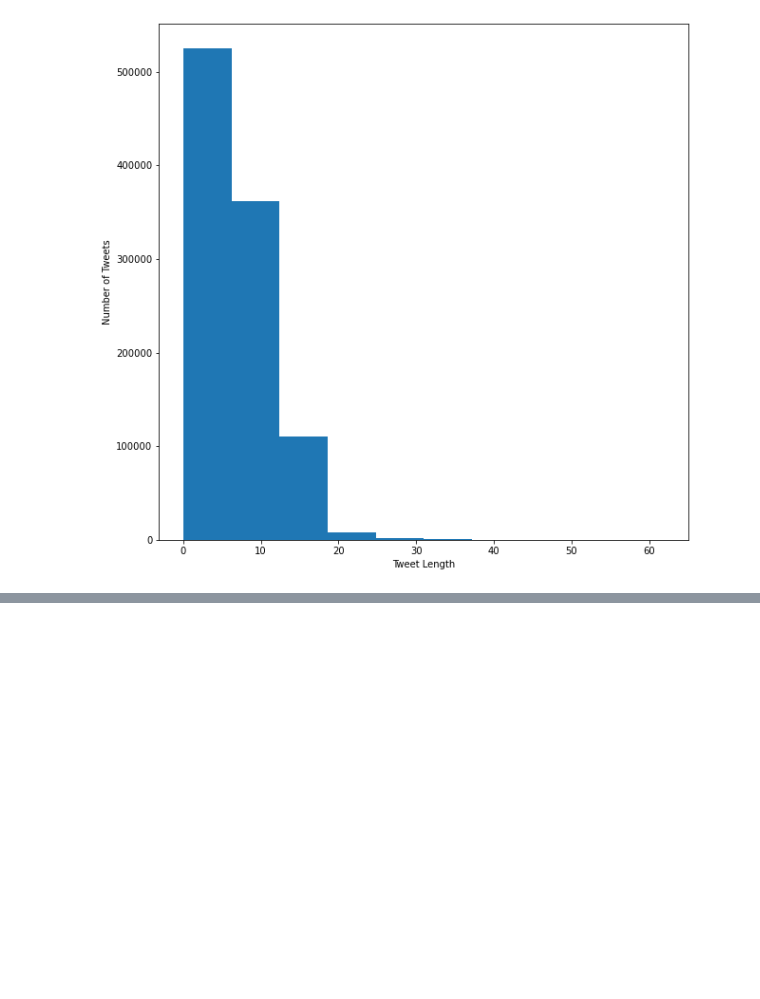
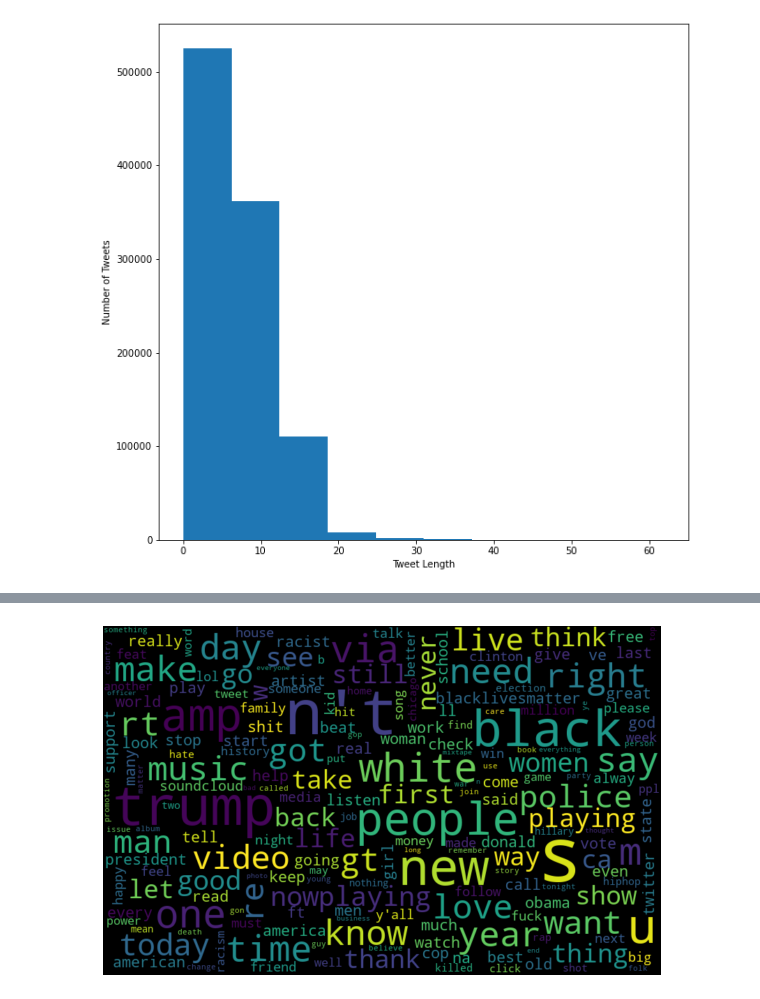
Before and after one commit to MikeJanSch/Tools-Methods-and-Collecting-Data, a Jupyter notebook: FinalProjectCollectingData_M_Ianovitskii.ipynb, the cells around one changed output, grey strips where cells are left out. Cells and saved outputs as stored; diff of their text form; code cells hidden in the pictures; blank space fills up the shorter version.

```diff
--- a/FinalProjectCollectingData_M_Ianovitskii.ipynb
+++ b/FinalProjectCollectingData_M_Ianovitskii.ipynb
@@ -701,0 +717,13 @@ As predicted - the main word is Trump, n't, new
+# %%
+df_left_troll = df.loc[df.account_category == "LeftTroll"]
+left_words = ' '.join(df_left_troll['text'])
+
+wordcloud = WordCloud(stopwords=STOPWORDS,width=800,height=500,
+                      max_font_size=110, collocations=False).generate(left_words)
+
+plt.figure(figsize=(10, 7))
+plt.imshow(wordcloud, interpolation="bilinear")
+plt.axis('off')
+plt.show()
+# %% [output]
+[figure, added]
```
Also changed, not shown: parts of 17 cells of this notebook.
